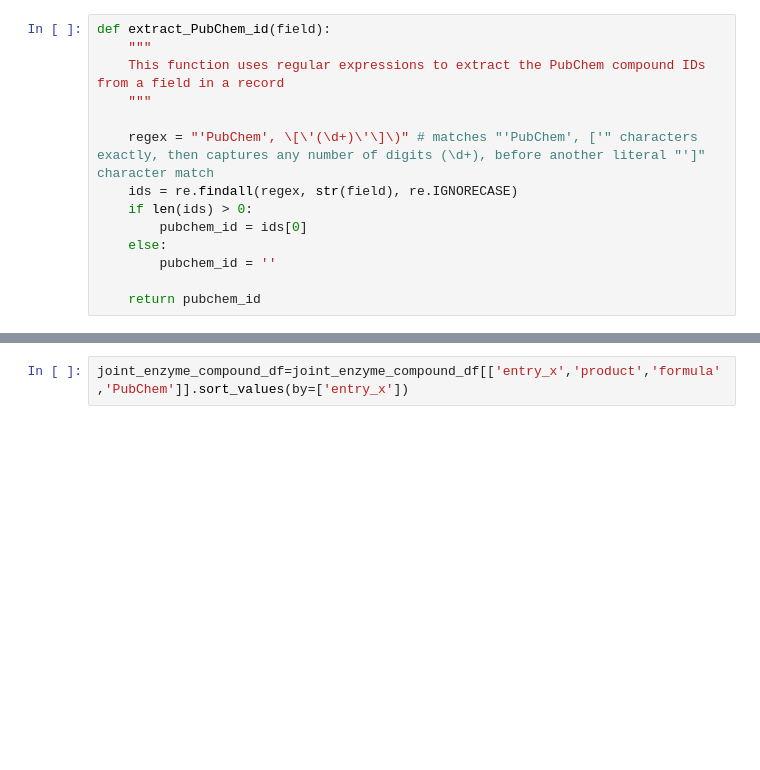
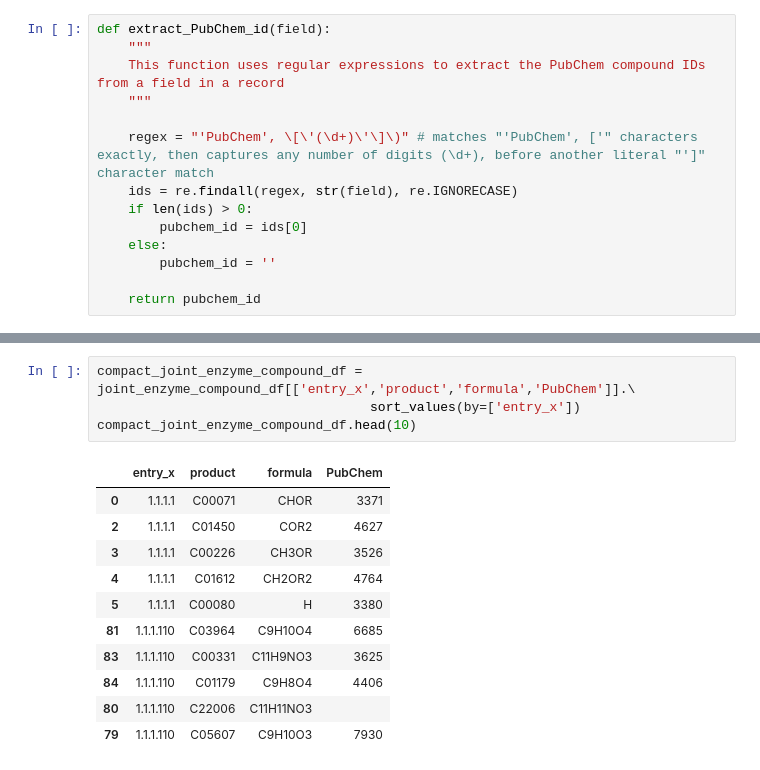
Before and after one commit to theicechol/metamoles, a Jupyter notebook: notebooks/KEGG_datacleaning.ipynb, the cells around one changed output, grey strips where cells are left out. Drawn from its saved outputs; the diff is of its cells as text; blank space fills up the shorter version.

```diff
--- a/notebooks/KEGG_datacleaning.ipynb
+++ b/notebooks/KEGG_datacleaning.ipynb
@@ -361,3 +380,17 @@ joint_enzyme_compound_df = new.merge(compound_df, left_on='product', right_on='e
 # %%
-joint_enzyme_compound_df=joint_enzyme_compound_df[['entry_x','product','formula','PubChem']].sort_values(by=['entry_x'])
+compact_joint_enzyme_compound_df = joint_enzyme_compound_df[['entry_x','product','formula','PubChem']].\
+                                   sort_values(by=['entry_x'])
+compact_joint_enzyme_compound_df.head(10)
+# %% [output]
+|  | entry_x | product | formula | PubChem |
+| 0 | 1.1.1.1 | C00071 | CHOR | 3371 |
+| 2 | 1.1.1.1 | C01450 | COR2 | 4627 |
+| 3 | 1.1.1.1 | C00226 | CH3OR | 3526 |
+| 4 | 1.1.1.1 | C01612 | CH2OR2 | 4764 |
+| 5 | 1.1.1.1 | C00080 | H | 3380 |
+| 81 | 1.1.1.110 | C03964 | C9H10O4 | 6685 |
+| 83 | 1.1.1.110 | C00331 | C11H9NO3 | 3625 |
+| 84 | 1.1.1.110 | C01179 | C9H8O4 | 4406 |
+| 80 | 1.1.1.110 | C22006 | C11H11NO3 |  |
+| 79 | 1.1.1.110 | C05607 | C9H10O3 | 7930 |
 # %%
```
Also changed, not shown: parts of 53 cells of this notebook.
